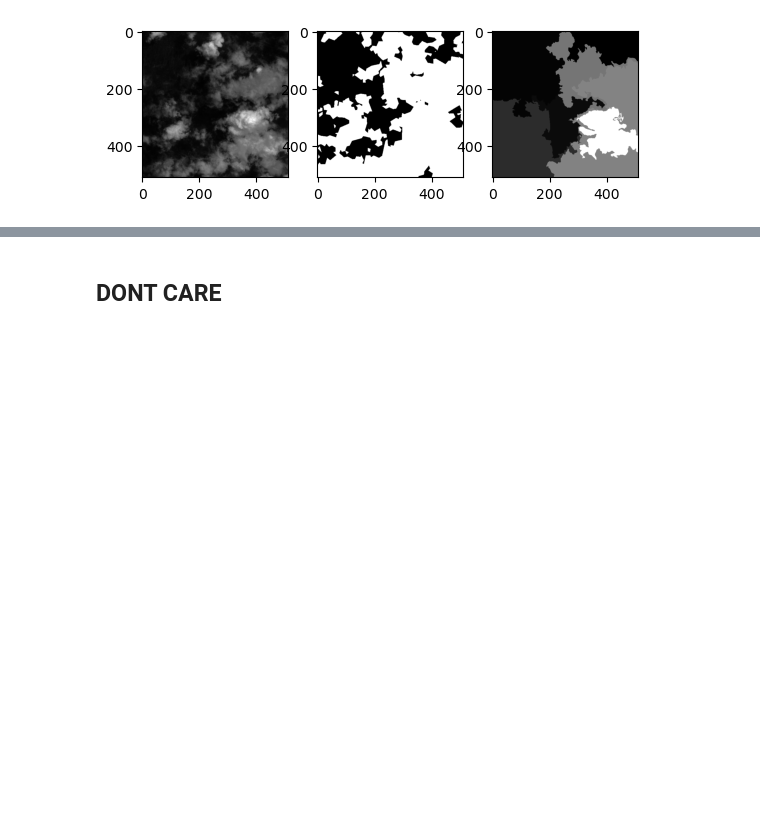
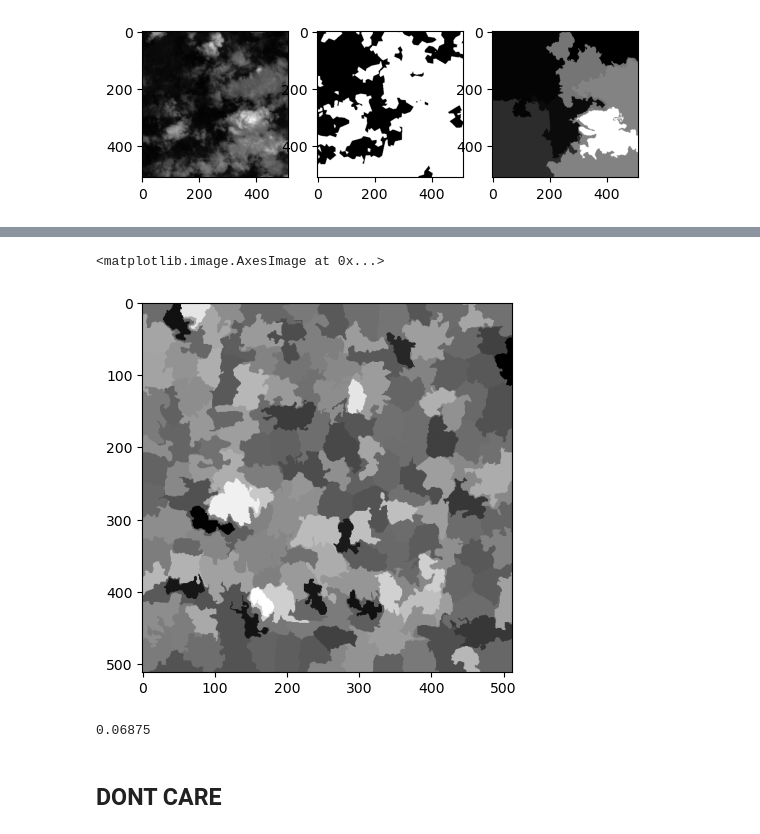
Before and after one commit to SAint7579/ComputerVision_CloudSegmentation, a Jupyter notebook: utils.ipynb, the cells around one changed output, grey strips where cells are left out. Cells and saved outputs as stored; diff of their text form; code cells hidden in the pictures; blank space fills up the shorter version.

```diff
--- a/utils.ipynb
+++ b/utils.ipynb
@@ -89,3 +276,12 @@ convert_image_array_to_slic_with_properties(image_array=true,binary_array=label,
+# %%
+plt.imshow(convert_image_array_to_slic_with_properties(image_array=patches[19],binary_array=label_patches[19],n_segments=200)[0],cmap='gray')
+# %% [output]
+<matplotlib.image.AxesImage at 0x...>
+[figure, added]
+# %%
+np.mean(convert_image_array_to_slic_with_properties(image_array=patches[19],binary_array=label_patches[19],n_segments=200)[2])
+# %% [output]
+0.06875
 # %% [markdown]
 ## DONT CARE
 # %%
```
Also changed, not shown: parts of 13 cells of this notebook.
